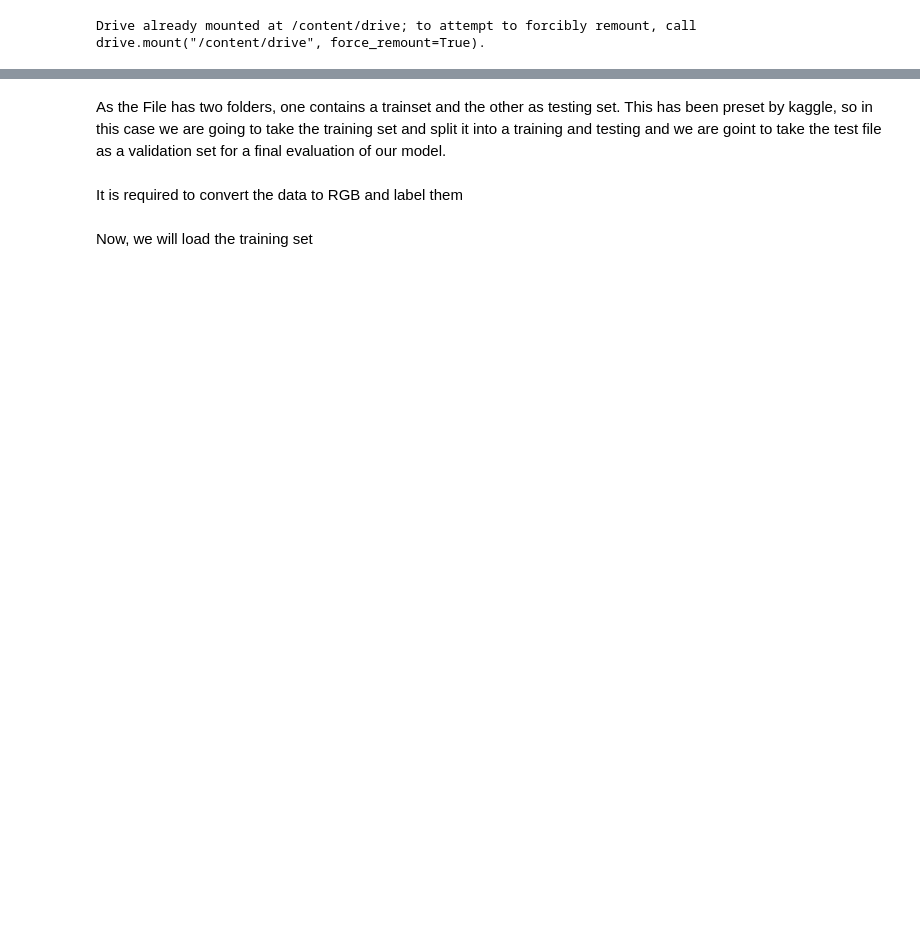
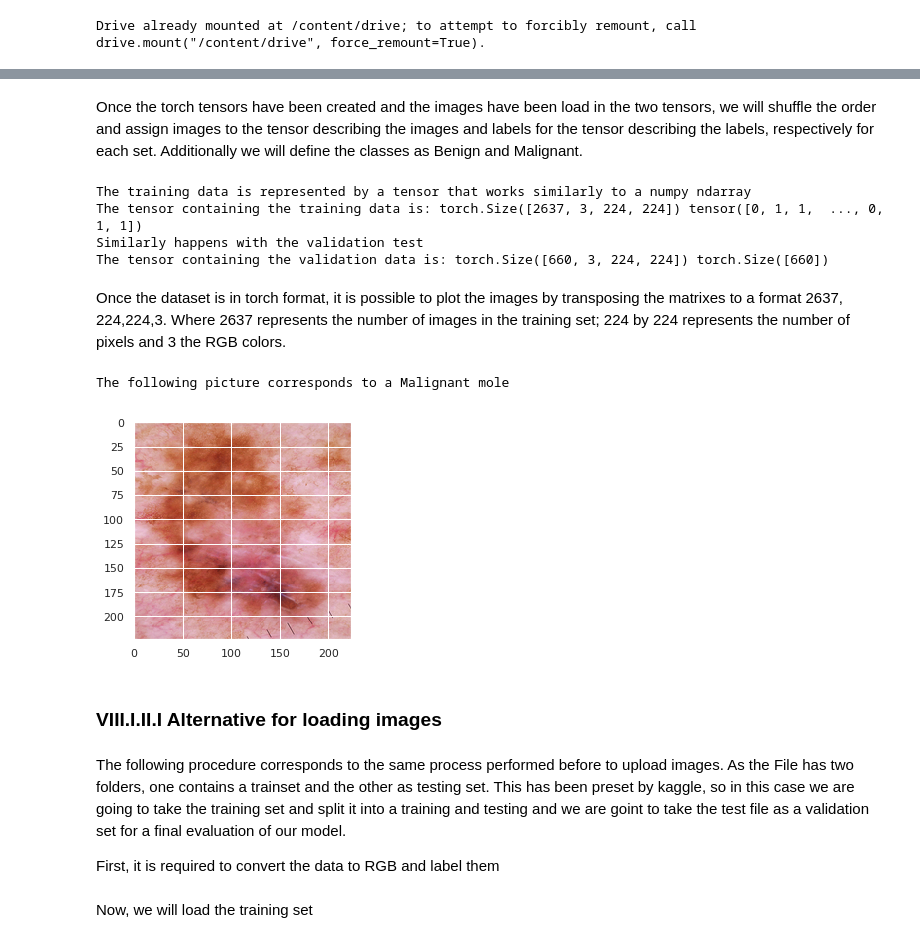
Before and after one commit to carloscarvajal1cc/Skin-cancer-detection-with-PCA-and-Deep-Learning, a Jupyter notebook: Assigment2_MachineLearning.ipynb, the cells around one changed output, grey strips where cells are left out. Cells and saved outputs as stored; diff of their text form; code cells hidden in the pictures; blank space fills up the shorter version.

```diff
--- a/Assigment2_MachineLearning.ipynb
+++ b/Assigment2_MachineLearning.ipynb
@@ -156,7 +168,46 @@ Using TensorFlow backend.
+# %%
+tr_data = datasets.ImageFolder('/content/drive/My Drive/skindata/train/', transform=ToTensor())
+validation_data = datasets.ImageFolder('/content/drive/My Drive/skindata/test/', transform=ToTensor())
+
+tr_dataload = torch.utils.data.DataLoader(tr_data, batch_size= 2637, shuffle = True)
+validation_dataload = torch.utils.data.DataLoader(validation_data, batch_size= 660, shuffle = True)
+# %% [markdown]
+Once the torch tensors have been created and the images have been load in the two tensors, we will shuffle the order and assign images to the tensor describing the images and labels for the tensor describing the labels, respectively for each set. Additionally we will define the classes as Benign and Malignant.
+# %%
+dataiter = iter(tr_dataload)
+images, labels = dataiter.next()
+
+valiter = iter(validation_dataload)
+vimages, vlabels = valiter.next()
+
+# Definign the classes
+
+classes = ('Benign','Malignant')
+# %%
+print("The training data is represented by a tensor that works similarly to a numpy ndarray")
+print("The tensor containing the training data is:", images.shape, labels)
+print("Similarly happens with the validation test")
+print("The tensor containing the validation data is:",vimages.shape, vlabels.shape)
+# %% [output]
+The training data is represented by a tensor that works similarly to a numpy ndarray
+The tensor containing the training data is: torch.Size([2637, 3, 224, 224]) tensor([0, 1, 1,  ..., 0, 1, 1])
+Similarly happens with the validation test
+The tensor containing the validation data is: torch.Size([660, 3, 224, 224]) torch.Size([660])
+# %% [markdown]
+Once the dataset is in torch format, it is possible to plot the images by transposing the matrixes to a format  2637, 224,224,3. Where 2637 represents the number of images in the training set; 224 by 224 represents the number of pixels and 3 the RGB colors.
+# %%
+n=5
+plt.imshow(np.transpose(images[n]))
+print("The following picture corresponds to a {} mole".format(classes[labels[n]]))
+# %% [output]
+The following picture corresponds to a Malignant mole
+[figure, added]
+# %% [markdown]
+###  VIII.I.II.I Alternative for loading images
 # %% [markdown]
-As the File has two folders, one contains a trainset and the other as testing set. This has been preset by kaggle, so in this case we are going to take the training set and split it into a training and testing and we are goint to take the test file as a validation set for a final evaluation of our model.
+The following procedure corresponds to the same process performed before to upload images. As the File has two folders, one contains a trainset and the other as testing set. This has been preset by kaggle, so in this case we are going to take the training set and split it into a training and testing and we are goint to take the test file as a validation set for a final evaluation of our model.
+
+First, it is required to convert the data to RGB and label them
-# %% [markdown]
-It is required to convert the data to RGB and label them
 # %%
 FileBenignTrain = '/content/drive/My Drive/skindata/train/benign'
 FileMalignTrain = '/content/drive/My Drive/skindata/train/malignant'
```
Also changed, not shown: parts of 88 cells of this notebook.
